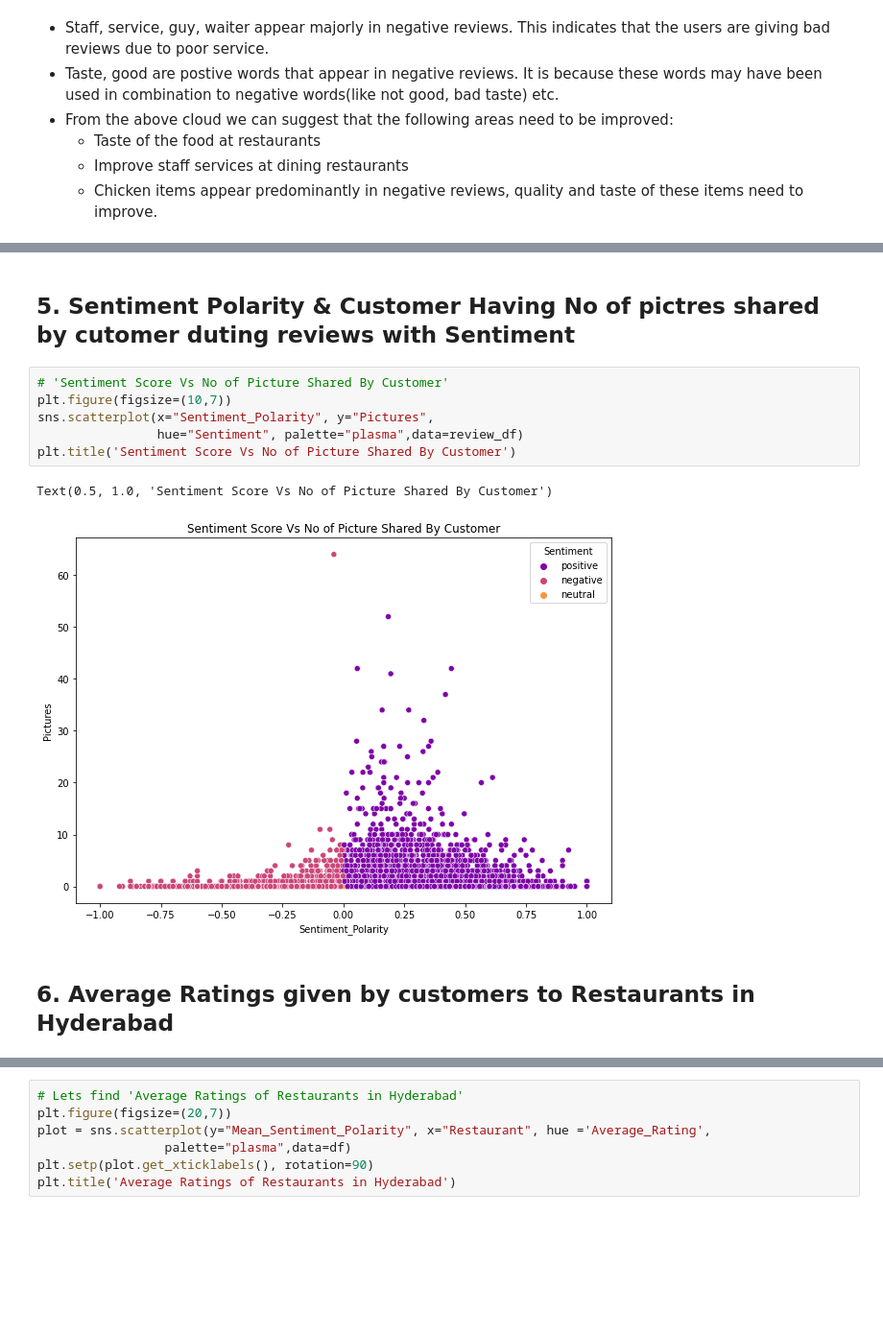
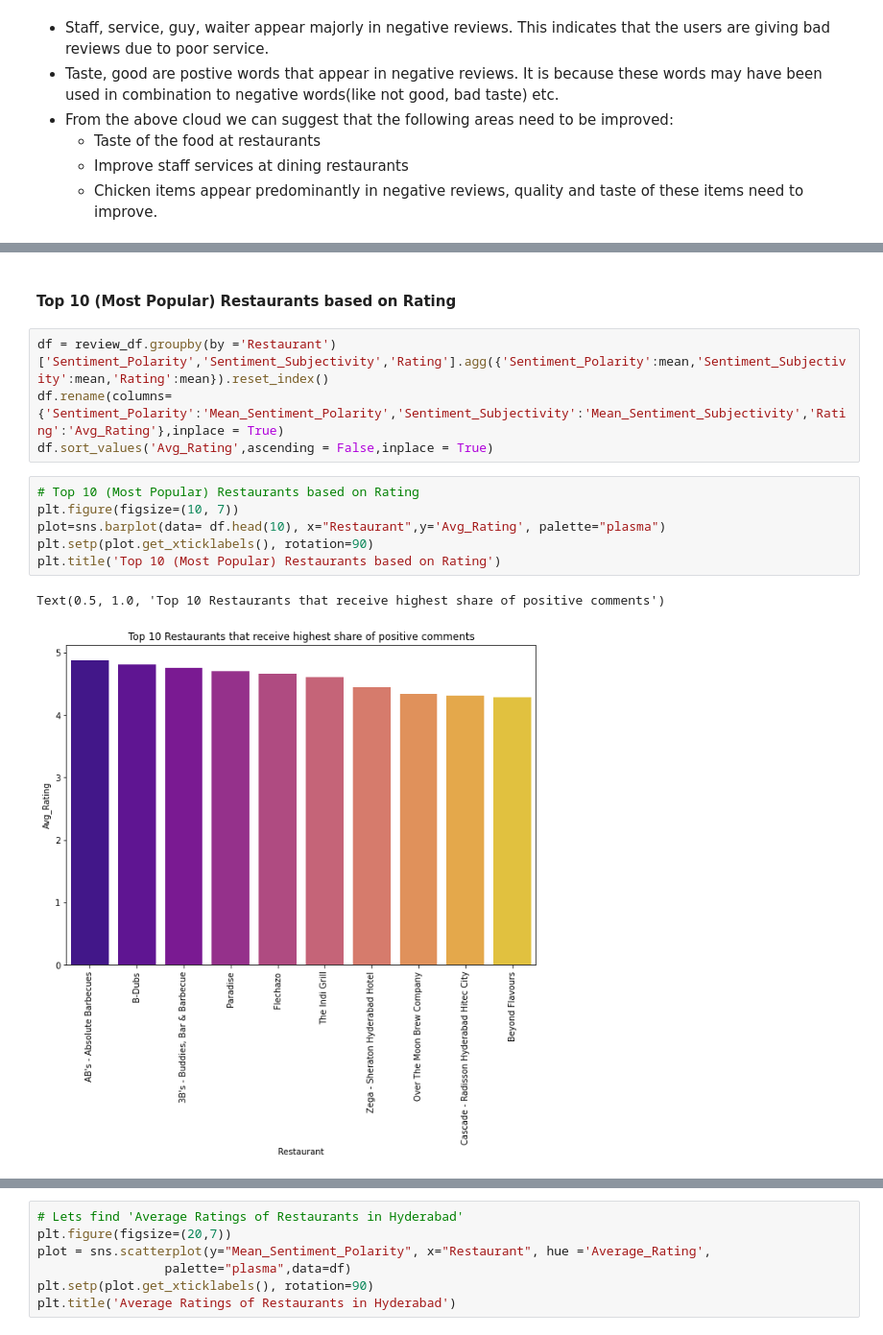
Before and after one commit to Nandeesh-U/ZOMATO-RESTAURANT-CLUSTERING-AND-SENTIMENT-ANALYSIS, a Jupyter notebook: ZOMATO_RESTAURANT_CLUSTERING_AND_SENTIMENT_ANALYSIS.ipynb, the cells around one changed output, grey strips where cells are left out. Shown at 96% size. Drawn from its saved outputs; the diff is of its cells as text; blank space fills up the shorter version.

```diff
--- a/ZOMATO_RESTAURANT_CLUSTERING_AND_SENTIMENT_ANALYSIS.ipynb
+++ b/ZOMATO_RESTAURANT_CLUSTERING_AND_SENTIMENT_ANALYSIS.ipynb
@@ -1267,13 +1204,15 @@ Text(0.5, 1.0, 'Sentiment_Polarity Vs Customer Having No of Follower')
-# %% [markdown]
-## **5. Sentiment Polarity & Customer Having No of pictres shared by cutomer duting reviews with Sentiment**
-# %%
-# 'Sentiment Score Vs No of Picture Shared By Customer'
-plt.figure(figsize=(10,7))
-sns.scatterplot(x="Sentiment_Polarity", y="Pictures",
-                hue="Sentiment", palette="plasma",data=review_df)
-plt.title('Sentiment Score Vs No of Picture Shared By Customer')
-# %% [output]
-Text(0.5, 1.0, 'Sentiment Score Vs No of Picture Shared By Customer')
-[figure, removed]
-# %% [markdown]
-## **6. Average Ratings given by customers to Restaurants in Hyderabad**
+# %% [markdown]
+#### **Top 10 (Most Popular) Restaurants based on Rating**
+# %%
+df = review_df.groupby(by ='Restaurant')['Sentiment_Polarity','Sentiment_Subjectivity','Rating'].agg({'Sentiment_Polarity':mean,'Sentiment_Subjectivity':mean,'Rating':mean}).reset_index()
+df.rename(columns={'Sentiment_Polarity':'Mean_Sentiment_Polarity','Sentiment_Subjectivity':'Mean_Sentiment_Subjectivity','Rating':'Avg_Rating'},inplace = True)
+df.sort_values('Avg_Rating',ascending = False,inplace = True)
+# %%
+# Top 10 (Most Popular) Restaurants based on Rating
+plt.figure(figsize=(10, 7))
+plot=sns.barplot(data= df.head(10), x="Restaurant",y='Avg_Rating', palette="plasma")
+plt.setp(plot.get_xticklabels(), rotation=90)
+plt.title('Top 10 (Most Popular) Restaurants based on Rating')
+# %% [output]
+Text(0.5, 1.0, 'Top 10 Restaurants that receive highest share of positive comments')
+[figure, added]
```
Also changed, not shown: parts of 78 cells of this notebook.
